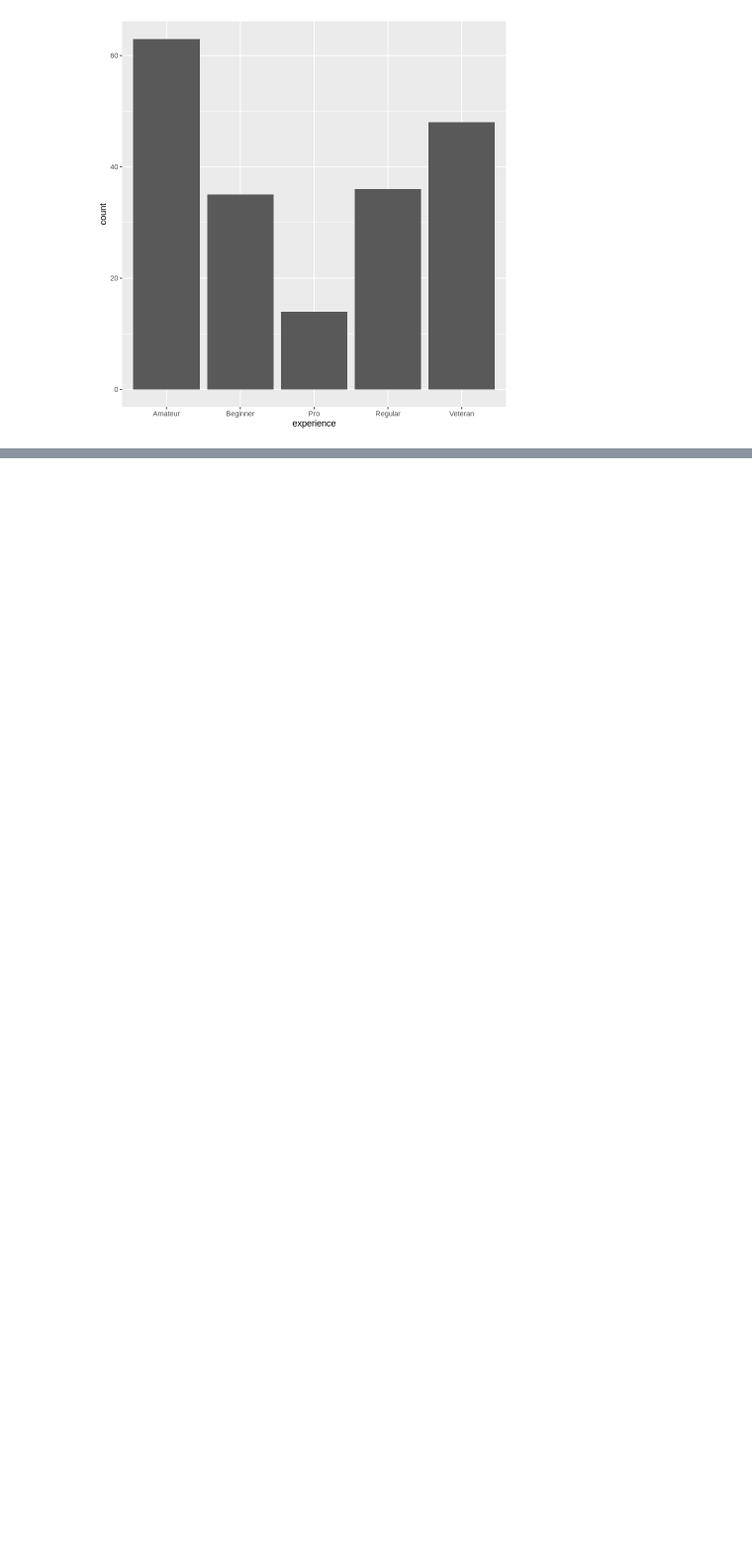
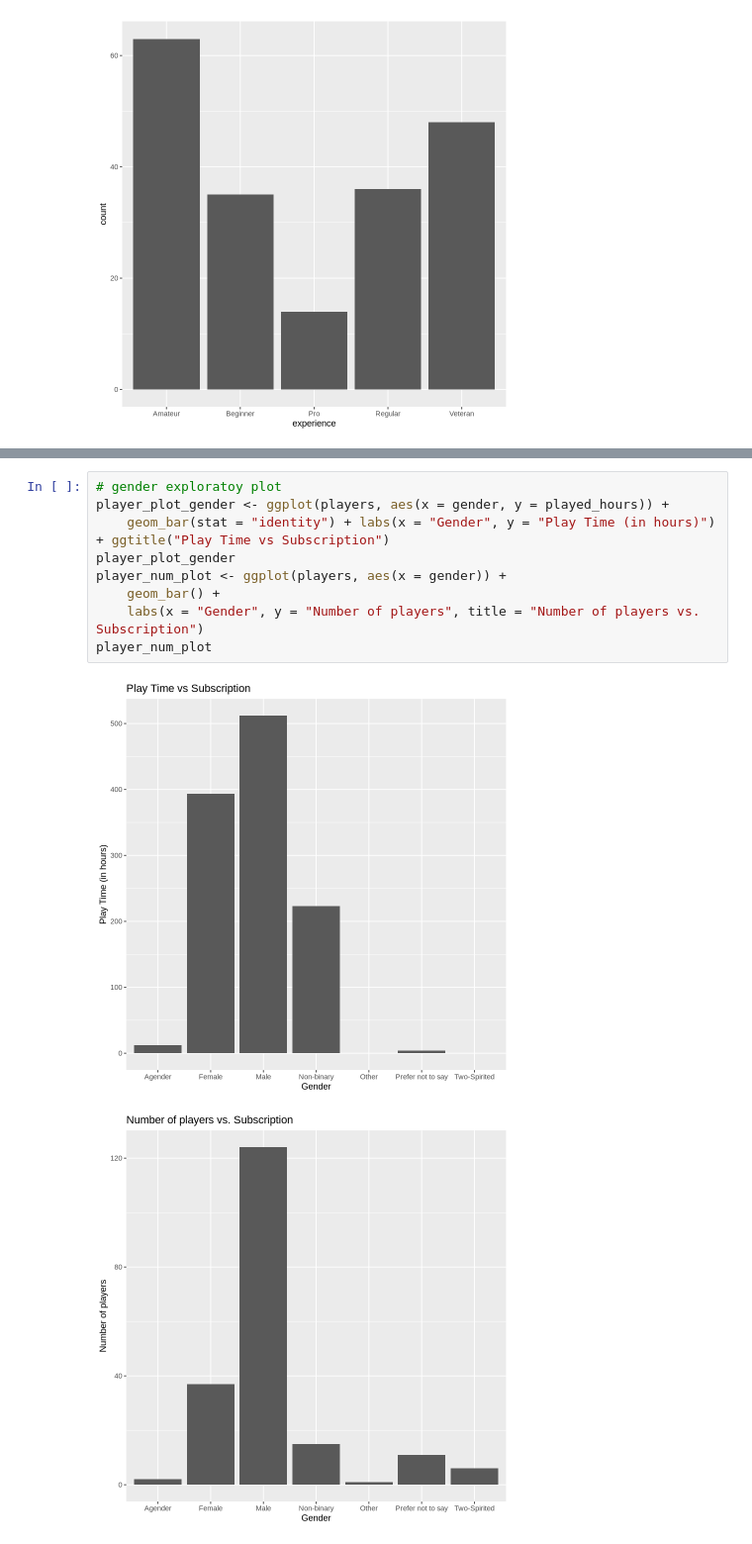
Before and after one commit to leticiascudeller/DSCI-100-proj, a Jupyter notebook: Untitled.ipynb, the cells around one changed output, grey strips where cells are left out. Shown at 99% size. Saved outputs shown, nothing was run; the diff lists cells and outputs as text; blank space fills up the shorter version.

Commit message:
added gender exploration

```diff
--- a/Untitled.ipynb
+++ b/Untitled.ipynb
@@ -583,3 +583,15 @@ player_num_plot
 # %% [output]
 [figure]
 [figure]
+# %%
+# gender exploratoy plot
+player_plot_gender <- ggplot(players, aes(x = gender, y = played_hours)) +
+    geom_bar(stat = "identity") + labs(x = "Gender", y = "Play Time (in hours)") + ggtitle("Play Time vs Subscription")
+player_plot_gender
+player_num_plot <- ggplot(players, aes(x = gender)) +
+    geom_bar() +
+    labs(x = "Gender", y = "Number of players", title = "Number of players vs. Subscription")
+player_num_plot
+# %% [output]
+[figure, added]
+[figure, added]
```
Also changed, not shown: parts of 1 cell of this notebook.
